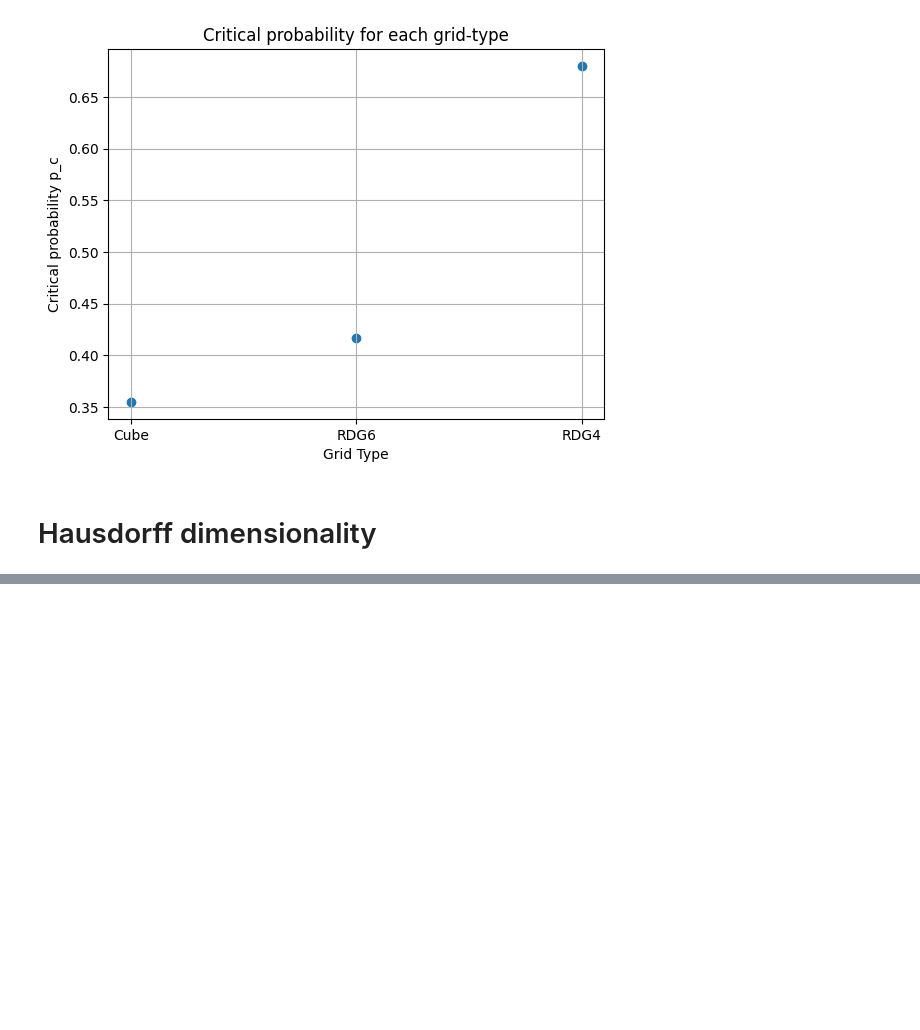
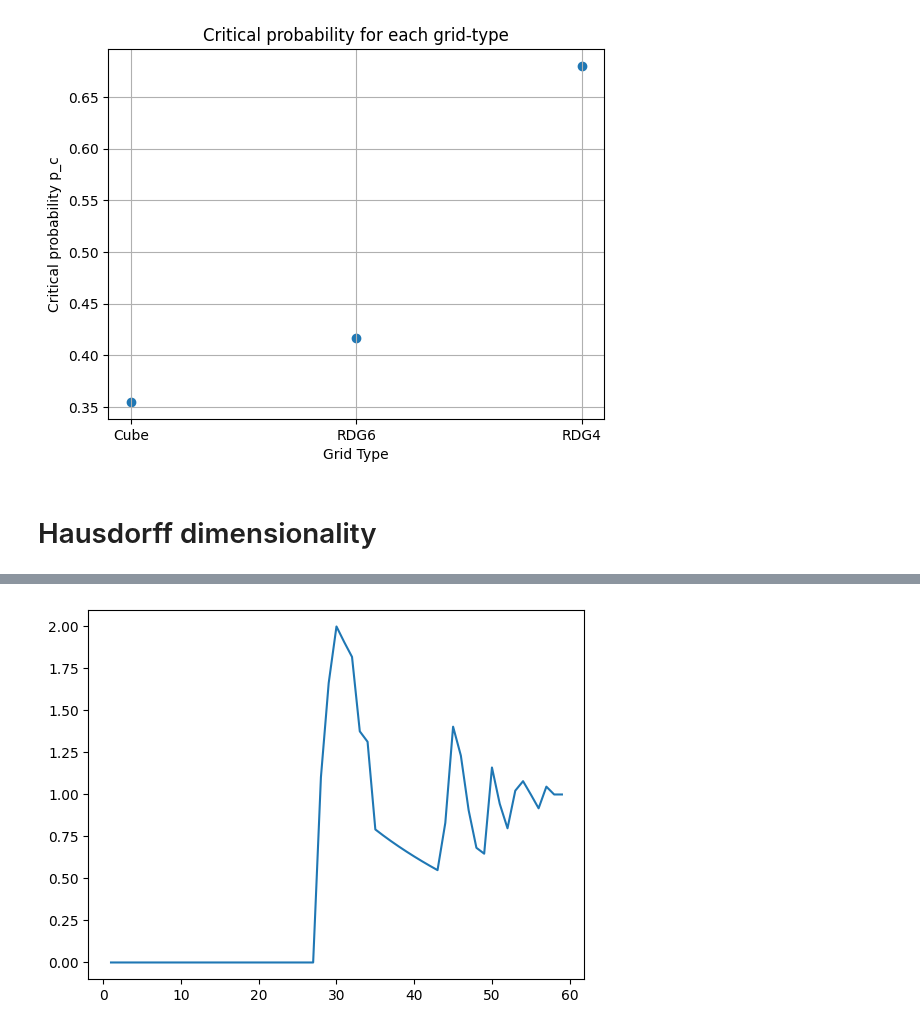
Before and after one commit to g-nilsson/spatial_discretizations_impact_on_simulations, a Jupyter notebook: stat_analysis.ipynb, the cells around one changed output, grey strips where cells are left out. Saved outputs shown, nothing was run; the diff lists cells and outputs as text; code cells hidden in the pictures; blank space fills up the shorter version.

Commit message:
Gathered more data and made progress on fractal dimensionality

```diff
--- a/stat_analysis.ipynb
+++ b/stat_analysis.ipynb
@@ -819,9 +819,77 @@ plt.show()
 [figure]
 # %% [markdown]
 # Hausdorff dimensionality
-# %%
-def hausdorff_dim(N, nu, threshold, shape_name, print_output=False, N_is_cellcount = False):
-
-    # Load the file
-
-    ...
+# %%
+import math
+def hausdorff_dim(N, nu, threshold, shape_name, print_output=False, N_is_cellcount = False):
+    if shape_name == "Cube":
+        shape_name_str = "Cube\\x2_widths"
+        N_str = str(N)
+        max_width = 2*N
+    elif shape_name == "RDG4":
+        shape_name_str = "RDG_square_int"
+        width, depth, height = target_height_to_box_dim_RDG4(N, target_height_is_in_cells=N_is_cellcount)
+        N_str = f"{width}x{depth}x{height}"
+        max_width = max(width, depth, height)
+    elif shape_name == "RDG6":
+        shape_name_str = "RDG_hex_int"
+        width, depth, height = target_height_to_box_dim_RDG6(N, target_height_is_in_cells=N_is_cellcount)
+        N_str = f"{width}x{depth}x{height}"
+        max_width = max(width, depth, height)
+    else:
+        print(f"{shape_name} is not one of the stored grid-types (Cube, RDG4, RDG6)")
+        return
+
+    # Load the file
+    filename_strike = f"{__proj_dir__}\\data\\{shape_name_str}\\{N_str}_{nu}_{threshold}_vizdata.txt"
+    structure_file = open(filename_strike,'r')
+
+    # Read the file
+    structure_data_str = structure_file.read()
+    structure_data_str = structure_data_str.split('#')[:-1]
+    structure_data = [[]]
+    for structure in structure_data_str:
+        points = structure.split('.')
+        for point in points:
+            if len(point) > 0:
+                numbers = point.split(', ')
+                numbers[0] = int(numbers[0].strip('('))
+                numbers[1] = int(numbers[1])
+                numbers[-1] = int(numbers[-1].strip(')'))
+                structure_data[-1].append(numbers)
+        structure_data.append([])
+    structure_data = structure_data[:-1]
+
+    # Calculate hausdorff diminesionality
+    hausdorff_results_raw = [[]]
+    hausdorff_results = [[]]
+    for structure in structure_data:
+
+        # For each width of single box
+        for box_size in range(max_width, 0, -1):
+            # Count how many box_size contain an active cell in the structure
+
+            # for each box
+            max_i = math.ceil(max_width/box_size)
+            bool_array = np.zeros((max_i, max_i, max_i), dtype=bool)
+            for point in structure:
+                x, y, z = point
+                bool_array[x//box_size, y//box_size, z//box_size] = True
+            box_count = np.sum(bool_array)
+            hausdorff_results_raw[-1].append((box_size, box_count))
+            hausdorff_results[-1].append(np.log(box_count)/np.log(1/(box_size/max_width)))
+        hausdorff_results_raw.append([])
+        hausdorff_results.append([])
+    hausdorff_results = hausdorff_results[:-1]
+    hausdorff_results_raw = hausdorff_results_raw[:-1]
+    return hausdorff_results
+
+
+results = hausdorff_dim(N=30, nu=6, threshold=0.001, shape_name="Cube", N_is_cellcount = True)
+print(len(results))
+print(len(results[0]))
+
+for res in results:
+    plt.plot(res)
+    plt.show()
+# %% [output]
@@ -827,0 +898 @@ def hausdorff_dim(N, nu, threshold, shape_name, print_output=False, N_is_cellcou
+[figure, added]
```
Also changed, not shown: parts of 1 cell of this notebook, 4 other files.
